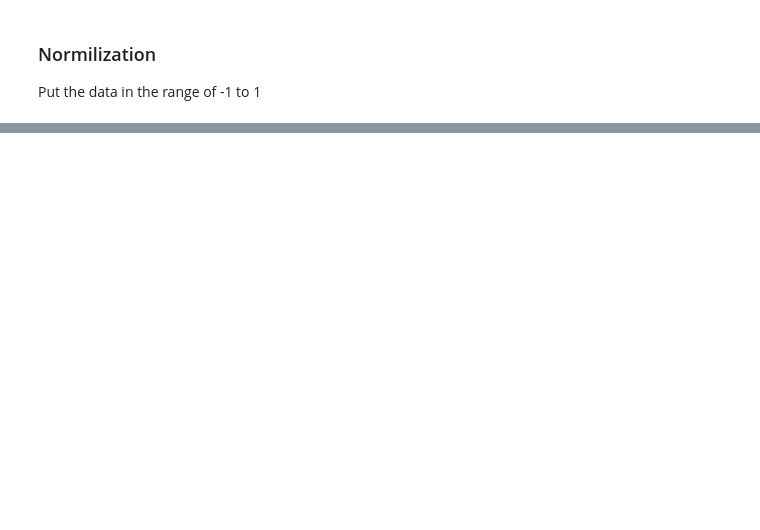
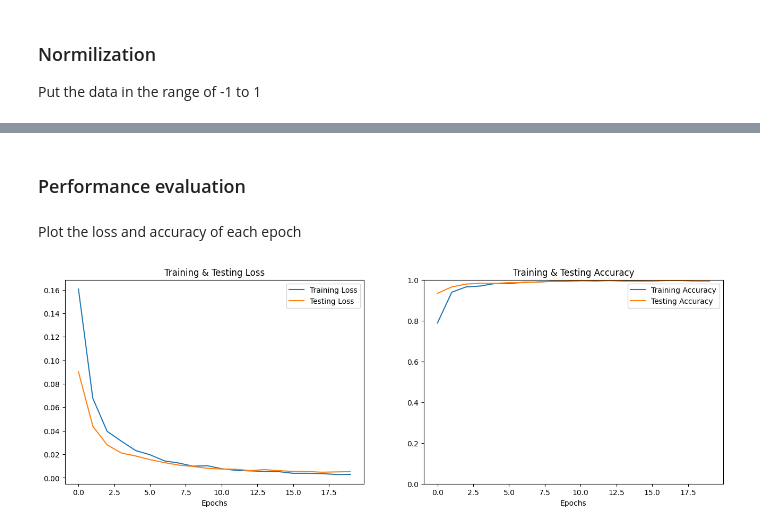
Before and after one commit to IsakLundstrom/D7041E-Mini-Project, a Jupyter notebook: project.ipynb, the cells around one changed output, grey strips where cells are left out. Saved outputs shown, nothing was run; the diff lists cells and outputs as text; code cells hidden in the pictures; blank space fills up the shorter version.

```diff
--- a/project.ipynb
+++ b/project.ipynb
@@ -256,0 +369,11 @@ testLoss, testAcc = emotionModel.evaluate(testData, np.array(testEmotionLabel),
+# %%
+genderModel = Sequential()
+genderModel.add(tf.keras.layers.InputLayer(input_shape=(trainData.shape[1], 1)))
+genderModel.add(Flatten())
+genderModel.add(Dense(16, activation='tanh'))
+genderModel.add(Dropout(0.2))
+genderModel.add(Dense(2, activation='softmax'))
+
+genderModel.compile(optimizer='adam', loss = "mean_squared_error", metrics=['accuracy'])
+
+genderModel.summary()
@@ -256,0 +400,3 @@ testLoss, testAcc = emotionModel.evaluate(testData, np.array(testEmotionLabel),
+# %%
+genderEpochs = 20
+genderHistory = genderModel.fit(trainData, trainGenderLabel, batch_size=32, epochs=genderEpochs, validation_data=(testData, testGenderLabel))
@@ -256,0 +421,8 @@ testLoss, testAcc = emotionModel.evaluate(testData, np.array(testEmotionLabel),
+# %% [markdown]
+### Performance evaluation
+# %% [markdown]
+Plot the loss and accuracy of each epoch
+# %%
+plotTraningTestLossAcc(genderHistory, genderEpochs)
+# %% [output]
+[figure, added]
```
Also changed, not shown: parts of 56 cells of this notebook.
